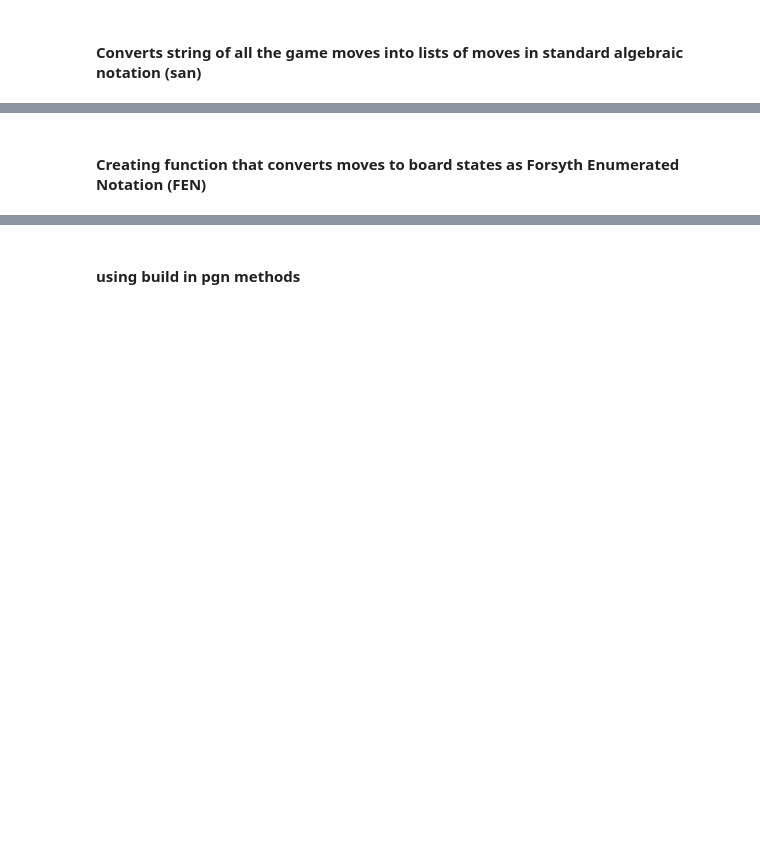
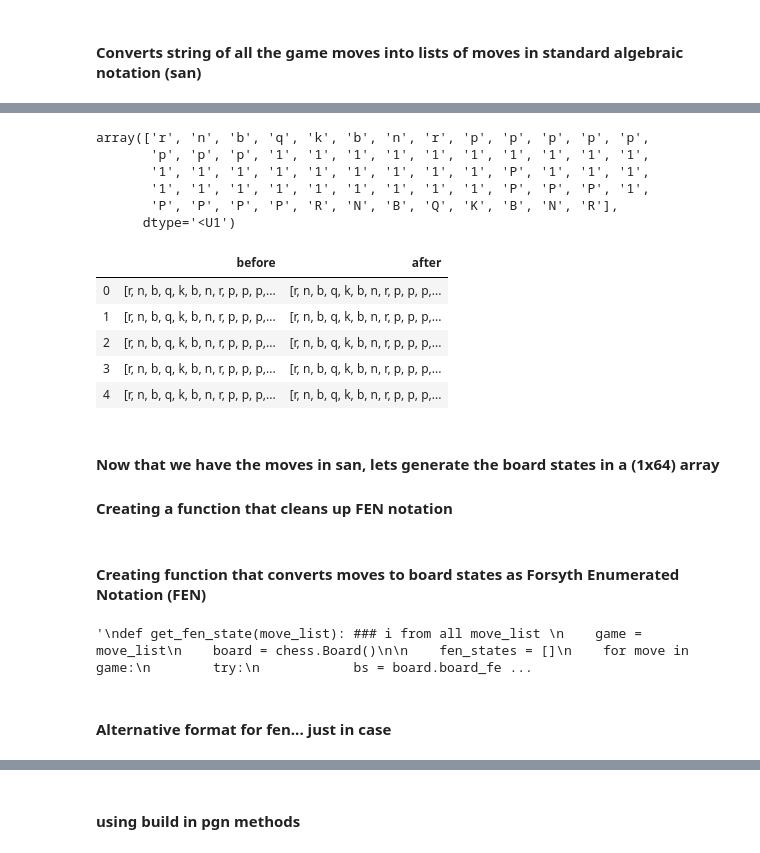
Before and after one commit to wzog99/ShallowMind, a Jupyter notebook: ShallowMind.ipynb, the cells around one changed output, grey strips where cells are left out. Saved outputs shown, nothing was run; the diff lists cells and outputs as text; code cells hidden in the pictures; blank space fills up the shorter version.

```diff
--- a/ShallowMind.ipynb
+++ b/ShallowMind.ipynb
@@ -134,19 +364,73 @@ def clean_fen(string):
+# %%
+white_lose_df = pd.DataFrame(lose_list)
+white_lose_df[0][0]
+# %% [output]
+array(['r', 'n', 'b', 'q', 'k', 'b', 'n', 'r', 'p', 'p', 'p', 'p', 'p',
+       'p', 'p', 'p', '1', '1', '1', '1', '1', '1', '1', '1', '1', '1',
+       '1', '1', '1', '1', '1', '1', '1', '1', '1', 'P', '1', '1', '1',
+       '1', '1', '1', '1', '1', '1', '1', '1', '1', 'P', 'P', 'P', '1',
+       'P', 'P', 'P', 'P', 'R', 'N', 'B', 'Q', 'K', 'B', 'N', 'R'],
+      dtype='<U1')
+# %%
+def get_draw_bs(game):
+
+    board = chess.Board()
+
+    board_state = None
+    game_board_states = []
+
+    for i in range(len(game)):
+        bs = board.board_fen() ### creates current board state, in FEN "rnbqkbnr/pppppppp....
+        arr = np.array(clean_fen(bs))
+        game_board_states.append(arr)
+        board.push_san(game[i])
+
+    draws = []
+    for i in range(len(game_board_states)):
+        try:
+            draws.append((game_board_states[i], game_board_states[i+1]))
+        except:
+            break
+    return(draws)
+# %%
+draw_list = []
+for i in range(len(white_draw)):
+    draw_list.extend(get_draw_bs(white_draw[i]))
+# %%
+white_draw_df = pd.DataFrame(draw_list, columns = ['before', 'after']) ######### Should
+white_draw_df.head()
+# %% [output]
+|  | before | after |
+| 0 | [r, n, b, q, k, b, n, r, p, p, p,... | [r, n, b, q, k, b, n, r, p, p, p,... |
+| 1 | [r, n, b, q, k, b, n, r, p, p, p,... | [r, n, b, q, k, b, n, r, p, p, p,... |
+| 2 | [r, n, b, q, k, b, n, r, p, p, p,... | [r, n, b, q, k, b, n, r, p, p, p,... |
+| 3 | [r, n, b, q, k, b, n, r, p, p, p,... | [r, n, b, q, k, b, n, r, p, p, p,... |
+| 4 | [r, n, b, q, k, b, n, r, p, p, p,... | [r, n, b, q, k, b, n, r, p, p, p,... |
+# %% [markdown]
+#### Now that we have the moves in san, lets generate the board states in a (1x64) array
+#### Creating a function that cleans up FEN notation
 # %% [markdown]
 #### Creating function that converts moves to board states as Forsyth Enumerated Notation (FEN)
 # %%
-def get_board_state(move_list): ### i from all move_list
+'''
+def get_fen_state(move_list): ### i from all move_list
     game = move_list
     board = chess.Board()
 
-    board_states = []
+    fen_states = []
     for move in game:
         try:
             bs = board.board_fen()
-            board_states.append(clean_fen(bs))
+            fen_states.append(clean_fen(bs))
             board.push_san(move)
         except:
             continue
-    return(board_states)
+    return(fen_states)
+'''
+# %% [output]
+'\ndef get_fen_state(move_list): ### i from all move_list \n    game = move_list\n    board = chess.Board()\n\n    fen_states = []\n    for move in game:\n        try:\n            bs = board.board_fe ...
+# %% [markdown]
+#### Alternative format for fen... just in case
 # %%
 def get_board_state_string(move_list):
     game = move_list
```
Also changed, not shown: parts of 63 cells of this notebook.
